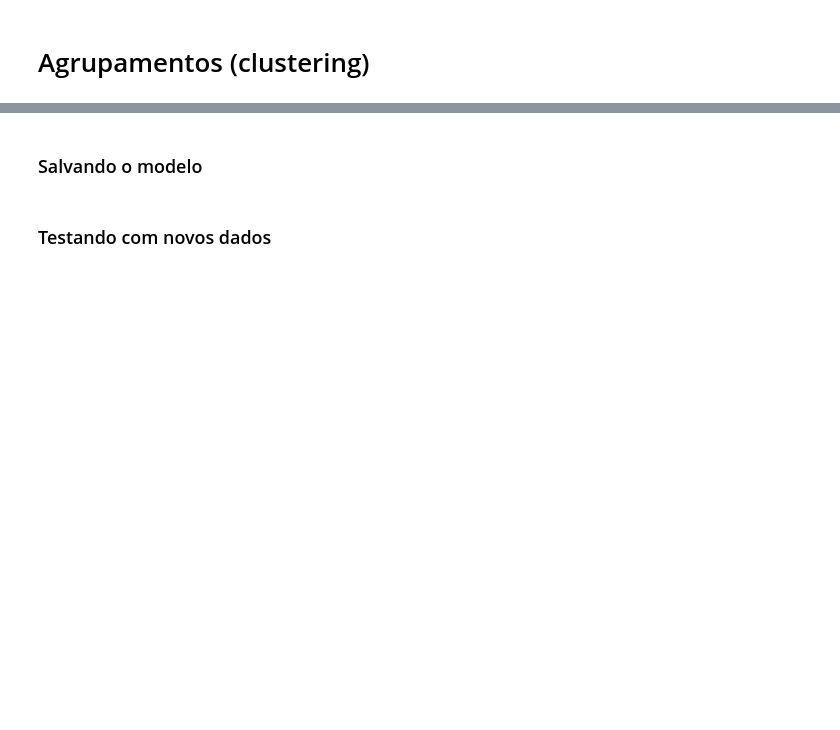
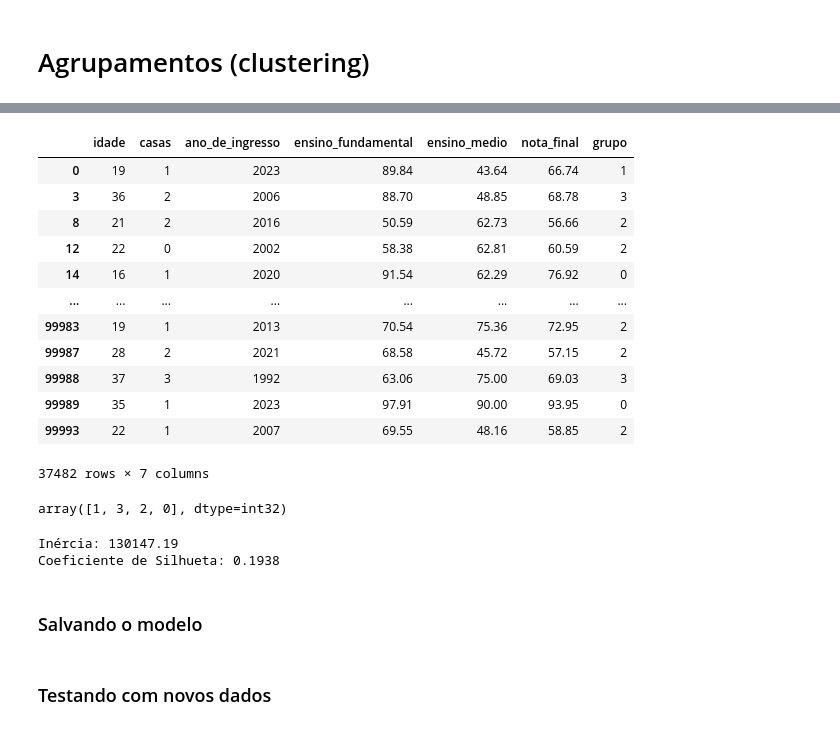
Before and after one commit to daniellcferreira/intro_redes_neurais, a Jupyter notebook: machine_learning/machine_learning.ipynb, the cells around one changed output, grey strips where cells are left out. Cells and saved outputs as stored; diff of their text form; code cells hidden in the pictures; blank space fills up the shorter version.

```diff
--- a/machine_learning/machine_learning.ipynb
+++ b/machine_learning/machine_learning.ipynb
@@ -487,2 +513,23 @@ df
+# %%
+# Adiciona a informação dos clusters como uma nova coluna chamada 'grupo' no DataFrame original
+X['grupo'] = clusters
+# %%
+X
+# %% [output]
+|  | idade | casas | ano_de_ingresso | ensino_fundamental | ensino_medio | nota_final | grupo |
+| 0 | 19 | 1 | 2023 | 89.84 | 43.64 | 66.74 | 1 |
+| 3 | 36 | 2 | 2006 | 88.70 | 48.85 | 68.78 | 3 |
+| 8 | 21 | 2 | 2016 | 50.59 | 62.73 | 56.66 | 2 |
+| 12 | 22 | 0 | 2002 | 58.38 | 62.81 | 60.59 | 2 |
+| 14 | 16 | 1 | 2020 | 91.54 | 62.29 | 76.92 | 0 |
+| ... | ... | ... | ... | ... | ... | ... | ... |
+| 99983 | 19 | 1 | 2013 | 70.54 | 75.36 | 72.95 | 2 |
+| 99987 | 28 | 2 | 2021 | 68.58 | 45.72 | 57.15 | 2 |
+| 99988 | 37 | 3 | 1992 | 63.06 | 75.00 | 69.03 | 3 |
+| 99989 | 35 | 1 | 2023 | 97.91 | 90.00 | 93.95 | 0 |
+| 99993 | 22 | 1 | 2007 | 69.55 | 48.16 | 58.85 | 2 |
+37482 rows × 7 columns
 # %%
-df['grupo'].unique()
+X['grupo'].unique()
+# %% [output]
+array([1, 3, 2, 0], dtype=int32)
@@ -499,2 +542,11 @@ print(f'Coeficiente de Silhueta: {silhouette}')
+# %%
+# Imprime o valor da inércia formatado com 2 casas decimais
+print(f'Inércia: {inertia:.2f}')
+
+# Imprime o valor do coeficiente de silhueta formatado com 4 casas decimais
+print(f'Coeficiente de Silhueta: {silhouette:.4f}')
+# %% [output]
+Inércia: 130147.19
+Coeficiente de Silhueta: 0.1938
 # %% [markdown]
 ### Salvando o modelo
```
Also changed, not shown: parts of 50 cells of this notebook, 2 other files.
